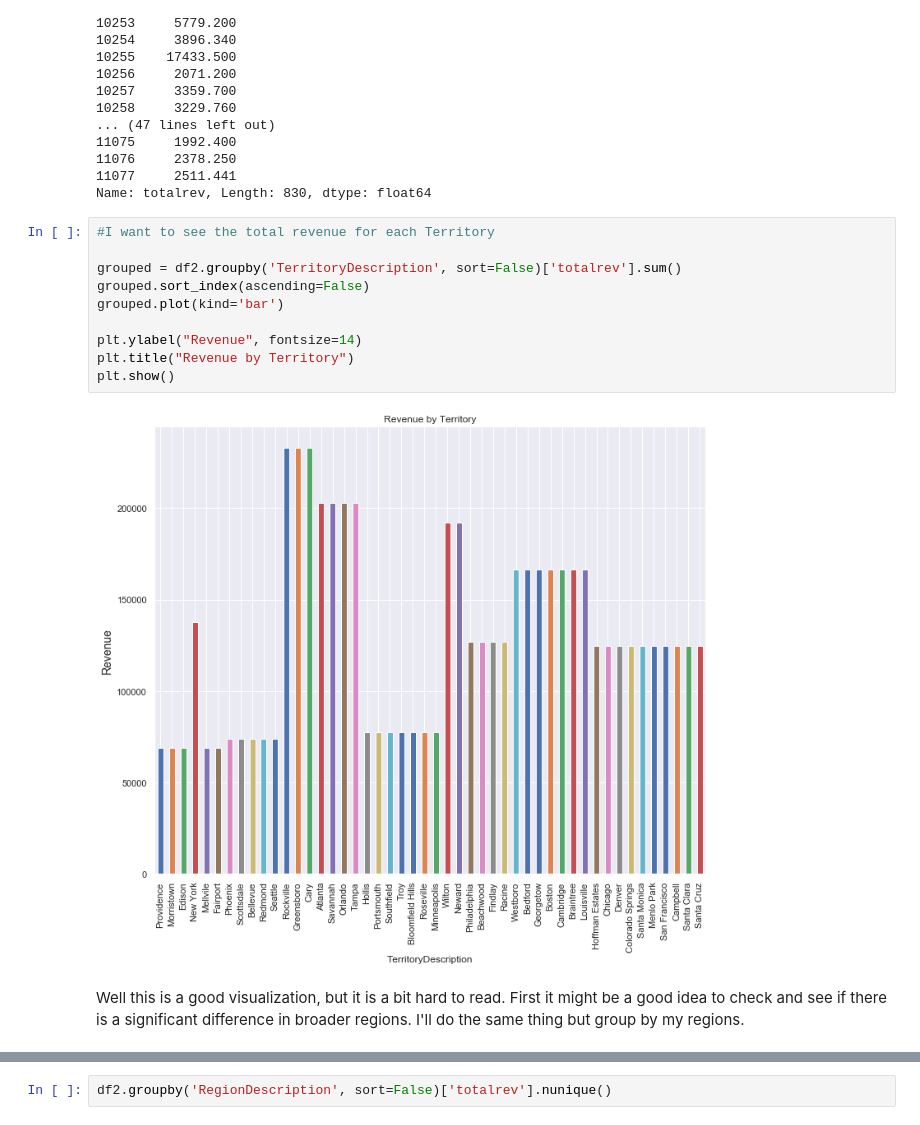
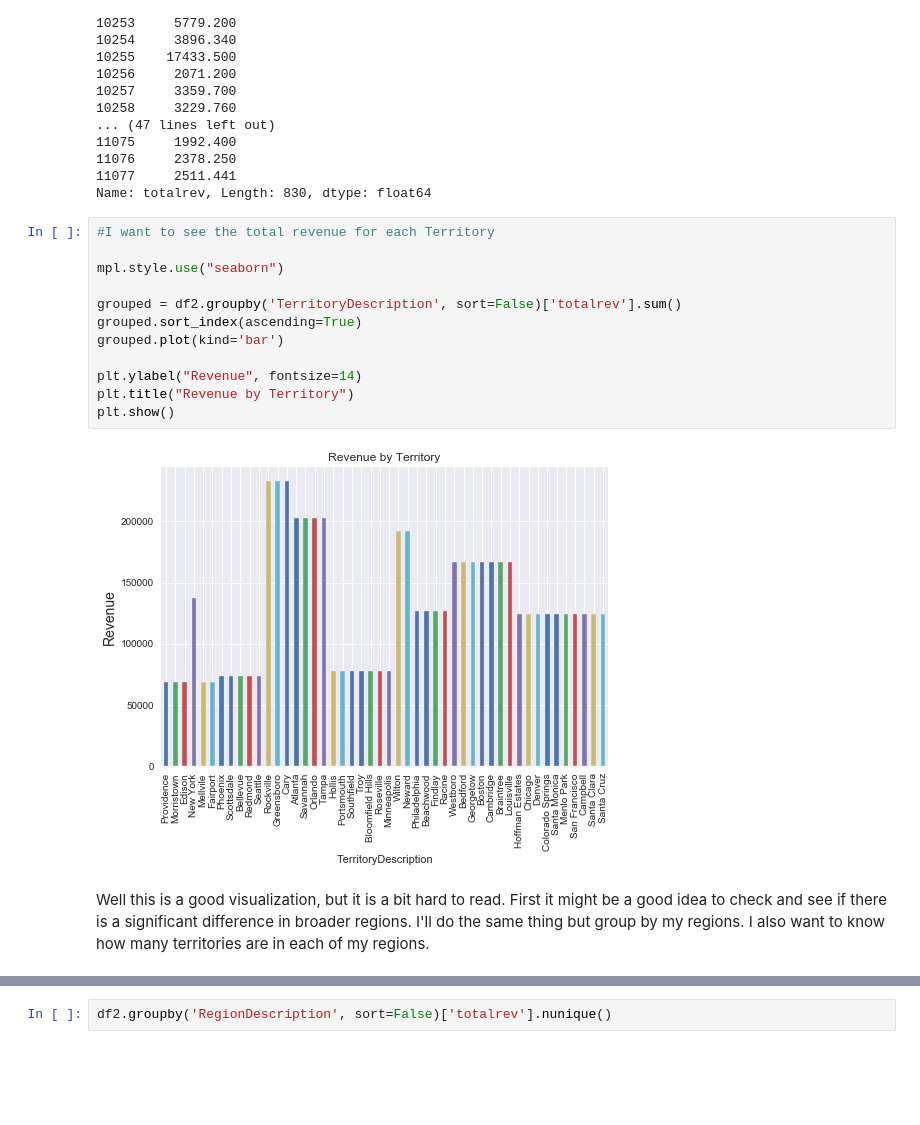
Before and after one commit to miyamuse/dsc-2-final-project-online-ds-sp-000, a Jupyter notebook: project.ipynb, the cells around one changed output, grey strips where cells are left out. Saved outputs shown, nothing was run; the diff lists cells and outputs as text; blank space fills up the shorter version.

```diff
--- a/project.ipynb
+++ b/project.ipynb
@@ -758,14 +767,16 @@ Name: totalrev, Length: 830, dtype: float64
 # %%
 #I want to see the total revenue for each Territory
 
+mpl.style.use("seaborn")
+
 grouped = df2.groupby('TerritoryDescription', sort=False)['totalrev'].sum()
-grouped.sort_index(ascending=False)
+grouped.sort_index(ascending=True)
 grouped.plot(kind='bar')
 
 plt.ylabel("Revenue", fontsize=14)
 plt.title("Revenue by Territory")
 plt.show()
 # %% [output]
-[figure, old version]
+[figure, new version]
 # %% [markdown]
-Well this is a good visualization, but it is a bit hard to read. First it might be a good idea to check and see if there is a significant difference in broader regions. I'll do the same thing but group by my regions.
+Well this is a good visualization, but it is a bit hard to read. First it might be a good idea to check and see if there is a significant difference in broader regions. I'll do the same thing but group by my regions. I also want to know how many territories are in each of my regions.
```
Also changed, not shown: parts of 35 cells of this notebook.
